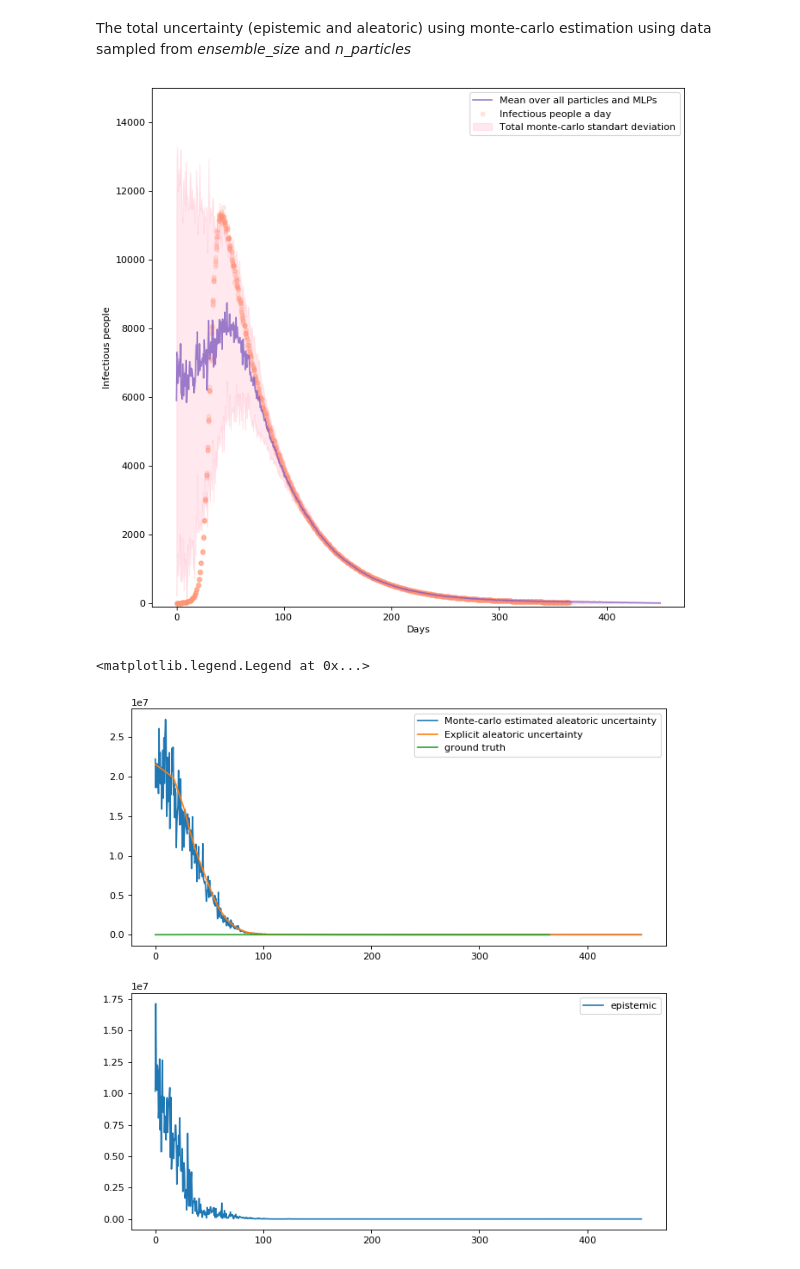
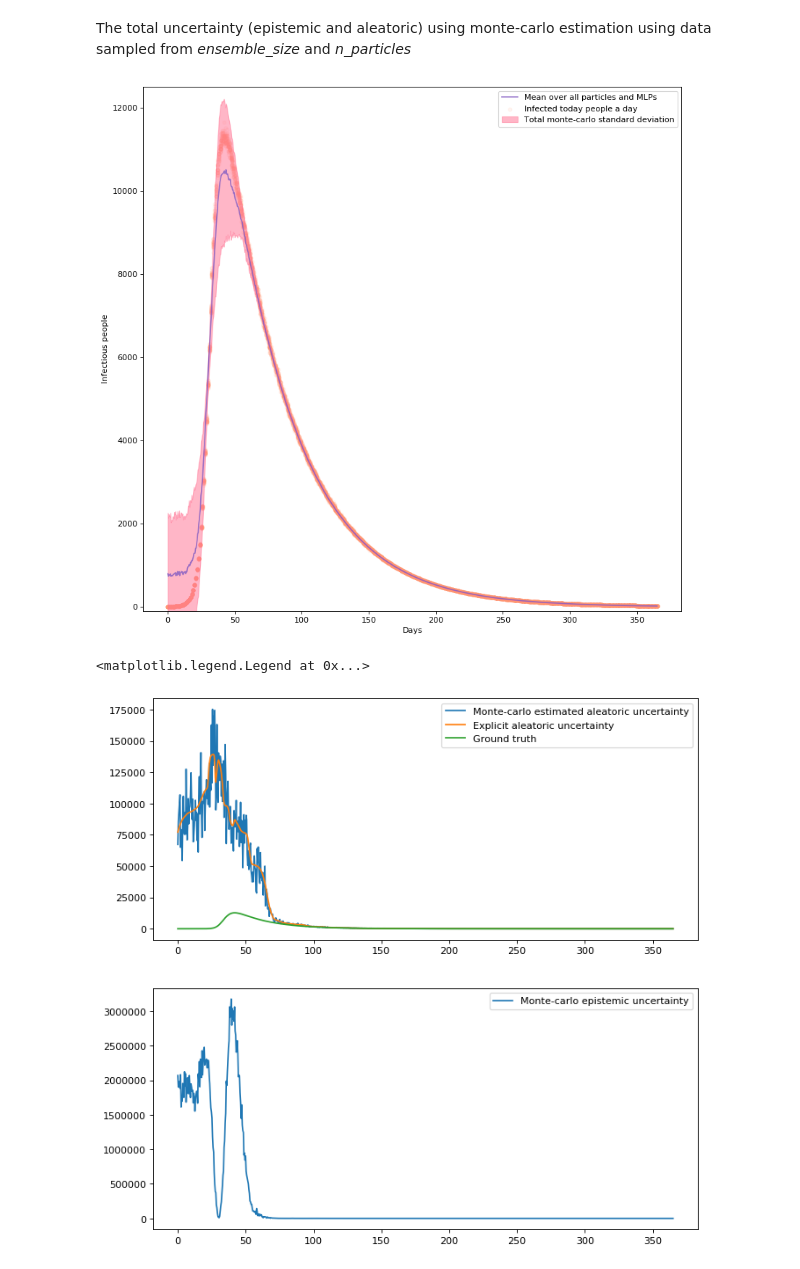
Before and after one commit to yardenas/ethz-safe-learning, a Jupyter notebook: development/model_sanity_check.ipynb, the cells around one changed output. Saved outputs shown, nothing was run; the diff lists cells and outputs as text; code cells hidden in the pictures.

```diff
--- a/development/model_sanity_check.ipynb
+++ b/development/model_sanity_check.ipynb
@@ -38,7 +38,7 @@ def generate_covid_19_infection_rate_data():
 Say we have only have access to noisy measurements of how many people were sick on a certain day:
 # %%
 time, infected_people = generate_covid_19_infection_rate_data()
-n_samples = 5
+n_samples = 25
 noise = 0.01
 time_augmented = np.array([])
 infected_people_samples = np.array([])
@@ -46,27 +46,27 @@ for day, sick_people_that_day in zip(time, infected_people):
     time_augmented = np.append(time_augmented, np.full(n_samples, day))
     infected_people_samples = np.append(infected_people_samples, np.random.normal(
     sick_people_that_day, noise * sick_people_that_day, n_samples))
-time_val = np.linspace(0, 450, 900)
+time_val = np.linspace(0, 365, 900)
 # %%
 # Some hyperparameters
 def make_model(sess):
     mlp_dict = dict(
-        learning_rate=0.0005,
-        n_layers=4,
+        learning_rate=0.0007,
+        n_layers=5,
         hidden_size=64,
         activation=tf.nn.relu,
         anchor=False,
-        init_std_bias=3.0,
-        init_std_weights=3.5,
-        data_noise=0.1
+        init_std_bias=10.0,
+        init_std_weights=10.5,
+        data_noise=noise
     )
     return MLPEnsemble(
         sess=sess,
         inputs_dim=1,
         outputs_dim=1,
         ensemble_size=5,
-        n_epochs=700,
-        batch_size=64,
+        n_epochs=200,
+        batch_size=256,
         **mlp_dict
     )
 # %% [markdown]
@@ -114,38 +114,37 @@ aleatoric_monte_carlo_uncertainty = np.mean(np.std(preds, axis=1) ** 2, axis=0)
 epistemic_monte_carlo_uncertainty = np.std(np.mean(preds, axis=1), axis=0) ** 2
 total_monte_carlo_uncertainty = aleatoric_monte_carlo_uncertainty + epistemic_monte_carlo_uncertainty
 # %%
-fig = plt.figure(figsize=(10, 10), dpi= 80, facecolor='w', edgecolor='k')
+fig = plt.figure(figsize=(12, 12), dpi= 80, facecolor='w', edgecolor='k')
 ax = fig.subplots()
-ax.set_ylim([-100, 15e3])
-ax.scatter(time_augmented, infected_people_samples, color='#FF9671', alpha=0.2,
-           s=20, label='Infectious people a day')
+ax.set_ylim([-100, 12.5e3])
+ax.scatter(time_augmented, infected_people_samples, color='#FF9671', alpha=0.09,
+           s=20, label='Infected today people a day')
 ax.plot(time_val, np.mean(preds, axis=(0, 1)), '-', color='#845EC2', linewidth=1.5,
        label='Mean over all particles and MLPs', alpha=0.8)
 ax.fill_between(time_val, np.mean(preds, axis=(0, 1)) - np.sqrt(total_monte_carlo_uncertainty),
                 np.mean(preds, axis=(0, 1)) + np.sqrt(total_monte_carlo_uncertainty),
-                color='#FF6F91', alpha=0.15, label='Total monte-carlo standart deviation')
+                color='#FF6F91', alpha=0.5, label='Total monte-carlo standard deviation')
 ax.legend(loc='upper right', fontsize='medium')
 plt.xlabel("Days")
 plt.ylabel("Infectious people")
 plt.show()
 # %% [output]
-[figure, old version]
+[figure, new version]
 # %%
 mus = np.reshape(mus,
                   (model.ensemble_size, n_particles, time_val.shape[0]))
 sigmas = np.reshape(sigmas,
                   (model.ensemble_size, n_particles, time_val.shape[0]))
 aleatoric_explicit_uncertainty = np.mean(sigmas ** 2, axis=(0, 1))
-# epistemic_uncertainty_explicit = np.std(mus, axis=(0, 1)) ** 2
 fig = plt.figure(figsize=(10, 10), dpi= 80, facecolor='w', edgecolor='k')
 ax1 = fig.add_subplot(211)
 ax1.plot(time_val, aleatoric_monte_carlo_uncertainty, label='Monte-carlo estimated aleatoric uncertainty')
 ax1.plot(time_val, aleatoric_explicit_uncertainty, label='Explicit aleatoric uncertainty')
-ax1.plot(time, (infected_people * noise) ** 2, label='ground truth')
+ax1.plot(time, (infected_people * noise) ** 2, label='Ground truth')
 ax1.legend(loc='upper right', fontsize='medium')
 ax2 = fig.add_subplot(212)
-ax2.plot(time_val, epistemic_monte_carlo_uncertainty, label='epistemic')
+ax2.plot(time_val, epistemic_monte_carlo_uncertainty, label='Monte-carlo epistemic uncertainty')
 ax2.legend(loc='upper right', fontsize='medium')
 # %% [output]
 <matplotlib.legend.Legend at 0x...>
-[figure, old version]
+[figure, new version]
```
Also changed, not shown: parts of 1 cell of this notebook, 1 other file.
